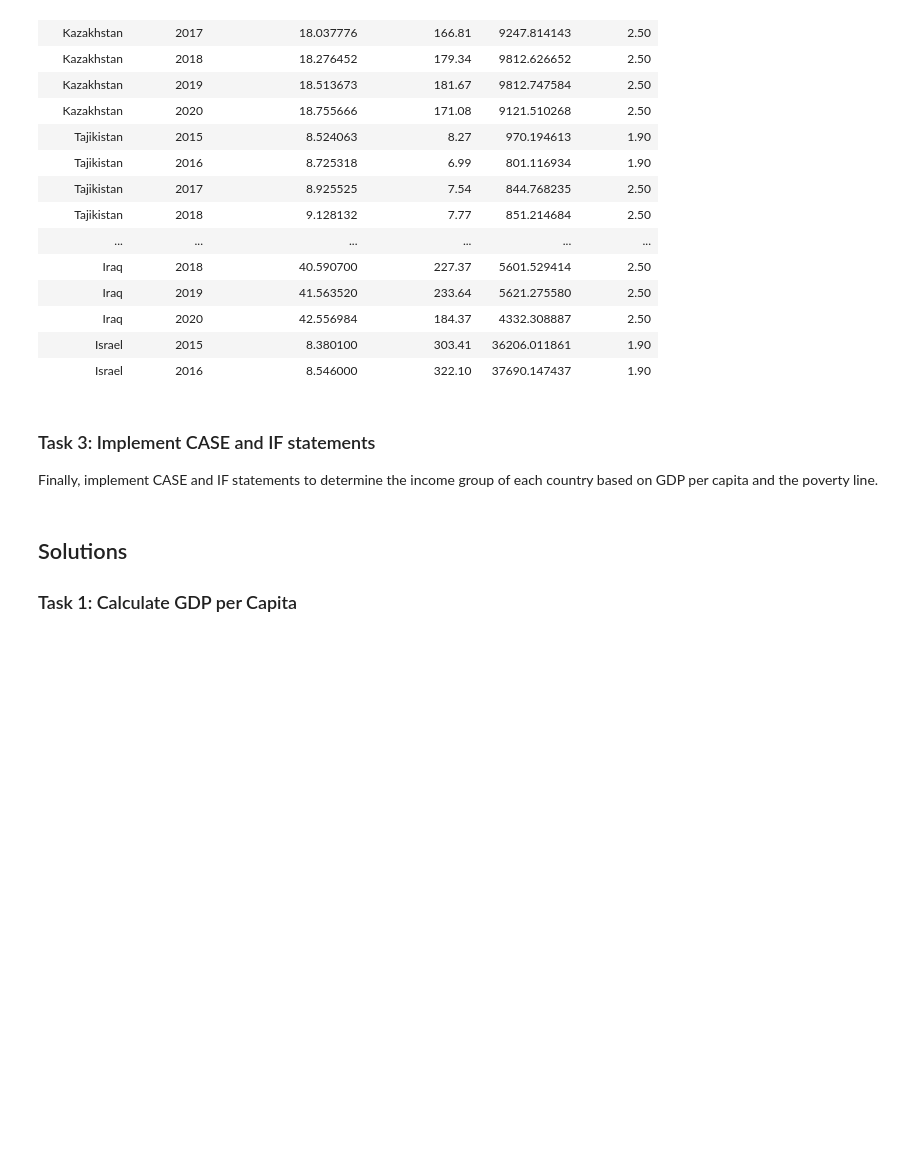
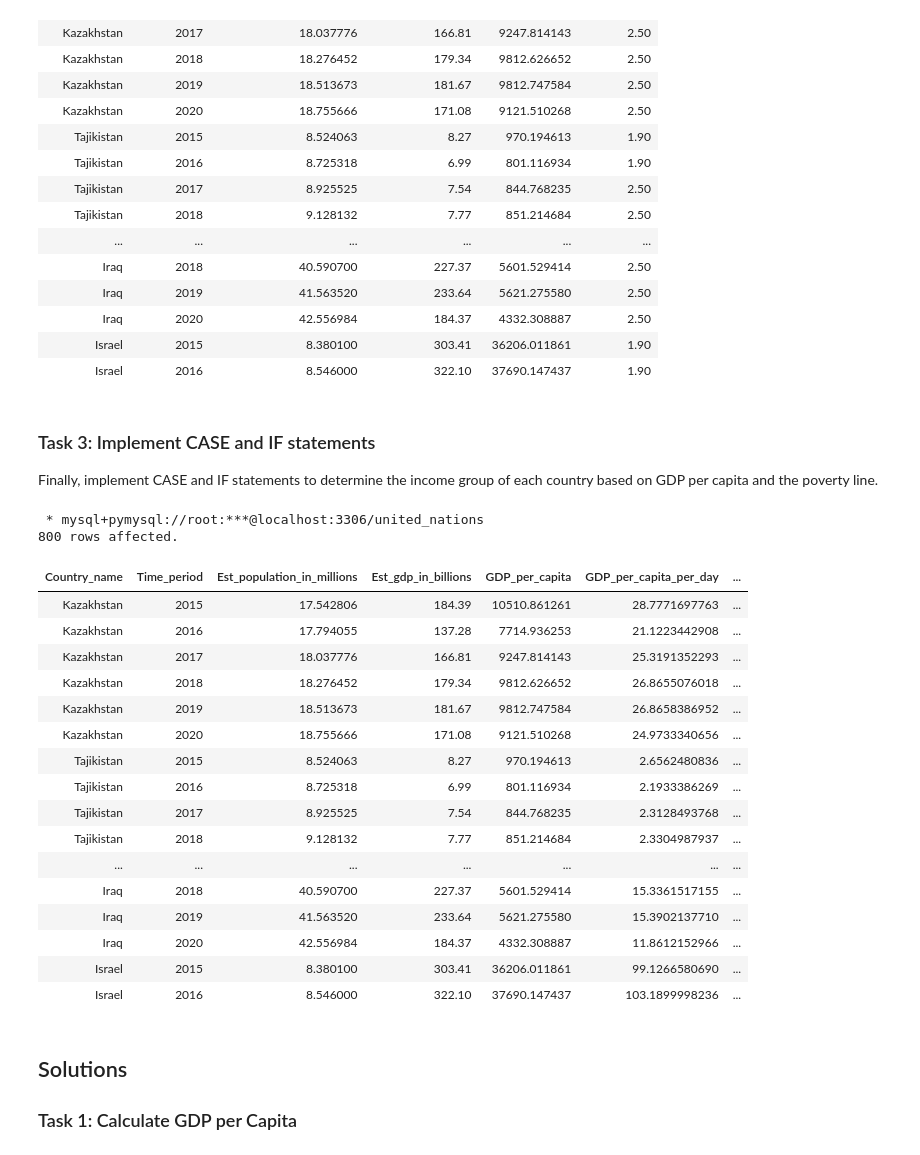
Before and after one commit to RealElvince/Access-to-basic-water-services, a Jupyter notebook: notebooks/Evaluating GDP per Capita using CASE and IF [Notebook].ipynb, the cells around one changed output. Cells and saved outputs as stored; diff of their text form; code cells hidden in the pictures; blank space fills up the shorter version.

Commit message:
Group capita per day as high,low and medium

```diff
--- a/notebooks/Evaluating GDP per Capita using CASE and IF [Notebook].ipynb
+++ b/notebooks/Evaluating GDP per Capita using CASE and IF [Notebook].ipynb
@@ -143,3 +140,42 @@ Finally, implement CASE and IF statements to determine the income group of each
+# %%
+%%sql
+SELECT
+	Country_name,
+    Time_period,
+    Est_population_in_millions,
+    Est_gdp_in_billions,
+    (Est_gdp_in_billions/Est_population_in_millions)*1000 AS GDP_per_capita,
+    (Est_gdp_in_billions/Est_population_in_millions)*(1000/365.25) AS GDP_per_capita_per_day,
+    IF(Time_period < 2017,1.90,2.50) AS Poverty_line,
+    CASE
+		WHEN (Est_gdp_in_billions/Est_population_in_millions)*(1000/365.25) < IF(Time_period < 2017,1.90,2.50) THEN "Low"
+        WHEN (Est_gdp_in_billions/Est_population_in_millions)*(1000/365.25) >  IF(Time_period < 2017,1.90,2.50) THEN "High"
+        ELSE "Medium"
+	END AS 	Income_group
+FROM
+	united_nations.access_to_basic_services
+WHERE
+	Est_gdp_in_billions IS NOT NULL;
+# %% [output]
+ * mysql+pymysql://root:***@localhost:3306/united_nations
+800 rows affected.
+| Country_name | Time_period | Est_population_in_millions | Est_gdp_in_billions | GDP_per_capita | GDP_per_capita_per_day | ... |
+| Kazakhstan | 2015 | 17.542806 | 184.39 | 10510.861261 | 28.7771697763 | ... |
+| Kazakhstan | 2016 | 17.794055 | 137.28 | 7714.936253 | 21.1223442908 | ... |
+| Kazakhstan | 2017 | 18.037776 | 166.81 | 9247.814143 | 25.3191352293 | ... |
+| Kazakhstan | 2018 | 18.276452 | 179.34 | 9812.626652 | 26.8655076018 | ... |
+| Kazakhstan | 2019 | 18.513673 | 181.67 | 9812.747584 | 26.8658386952 | ... |
+| Kazakhstan | 2020 | 18.755666 | 171.08 | 9121.510268 | 24.9733340656 | ... |
+| Tajikistan | 2015 | 8.524063 | 8.27 | 970.194613 | 2.6562480836 | ... |
+| Tajikistan | 2016 | 8.725318 | 6.99 | 801.116934 | 2.1933386269 | ... |
+| Tajikistan | 2017 | 8.925525 | 7.54 | 844.768235 | 2.3128493768 | ... |
+| Tajikistan | 2018 | 9.128132 | 7.77 | 851.214684 | 2.3304987937 | ... |
+| ... | ... | ... | ... | ... | ... | ... |
+| Iraq | 2018 | 40.590700 | 227.37 | 5601.529414 | 15.3361517155 | ... |
+| Iraq | 2019 | 41.563520 | 233.64 | 5621.275580 | 15.3902137710 | ... |
+| Iraq | 2020 | 42.556984 | 184.37 | 4332.308887 | 11.8612152966 | ... |
+| Israel | 2015 | 8.380100 | 303.41 | 36206.011861 | 99.1266580690 | ... |
+| Israel | 2016 | 8.546000 | 322.10 | 37690.147437 | 103.1899998236 | ... |
 # %% [markdown]
 ## Solutions
 
```
Also changed, not shown: parts of 1 cell of this notebook.
